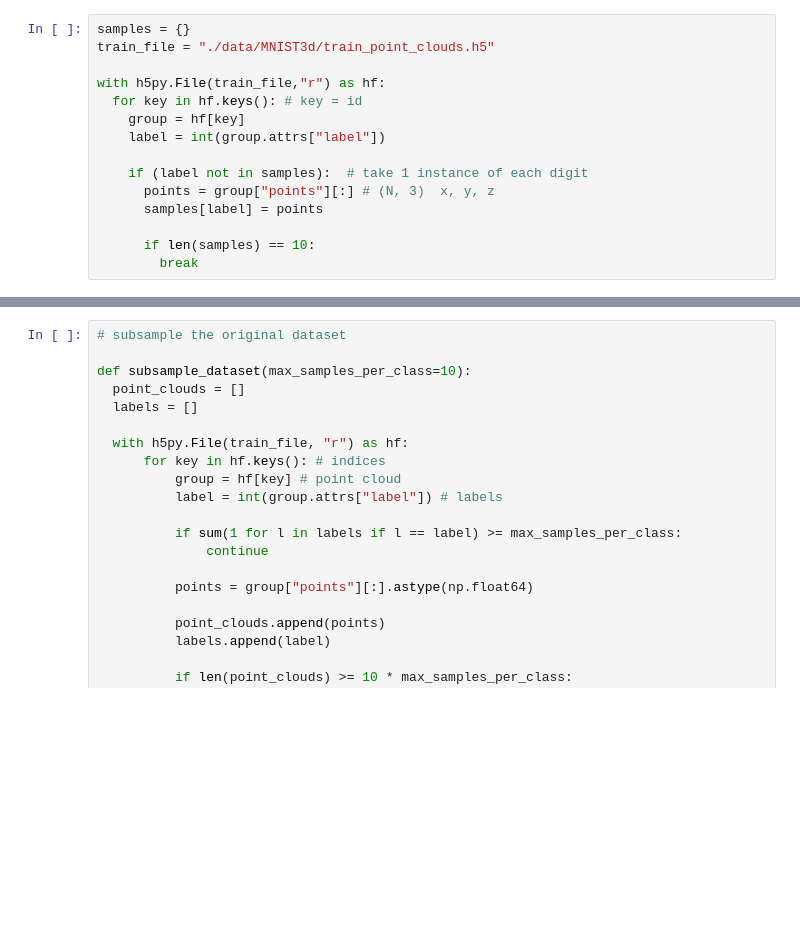
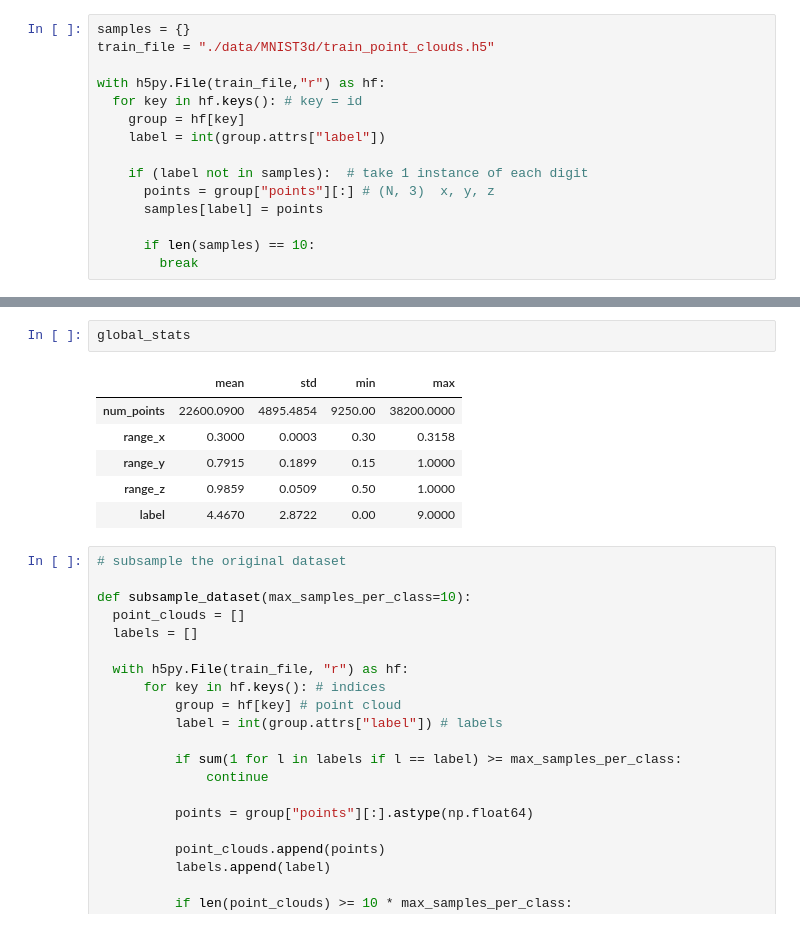
Before and after one commit to KnightKotOR/topology-mnist3d, a Jupyter notebook: feature-extraction/feature-extraction.ipynb, the cells around one changed output, grey strips where cells are left out. Saved outputs shown, nothing was run; the diff lists cells and outputs as text; blank space fills up the shorter version.

```diff
--- a/feature-extraction/feature-extraction.ipynb
+++ b/feature-extraction/feature-extraction.ipynb
@@ -75,3 +58,12 @@ range_z         | mean = 0.9859 ± 0.0509 | min = 0.5000 | max = 1.0000
+# %%
+global_stats
+# %% [output]
+|  | mean | std | min | max |
+| num_points | 22600.0900 | 4895.4854 | 9250.00 | 38200.0000 |
+| range_x | 0.3000 | 0.0003 | 0.30 | 0.3158 |
+| range_y | 0.7915 | 0.1899 | 0.15 | 1.0000 |
+| range_z | 0.9859 | 0.0509 | 0.50 | 1.0000 |
+| label | 4.4670 | 2.8722 | 0.00 | 9.0000 |
 # %%
 # subsample the original dataset
 
```
Also changed, not shown: parts of 8 cells of this notebook, 1 other file.
